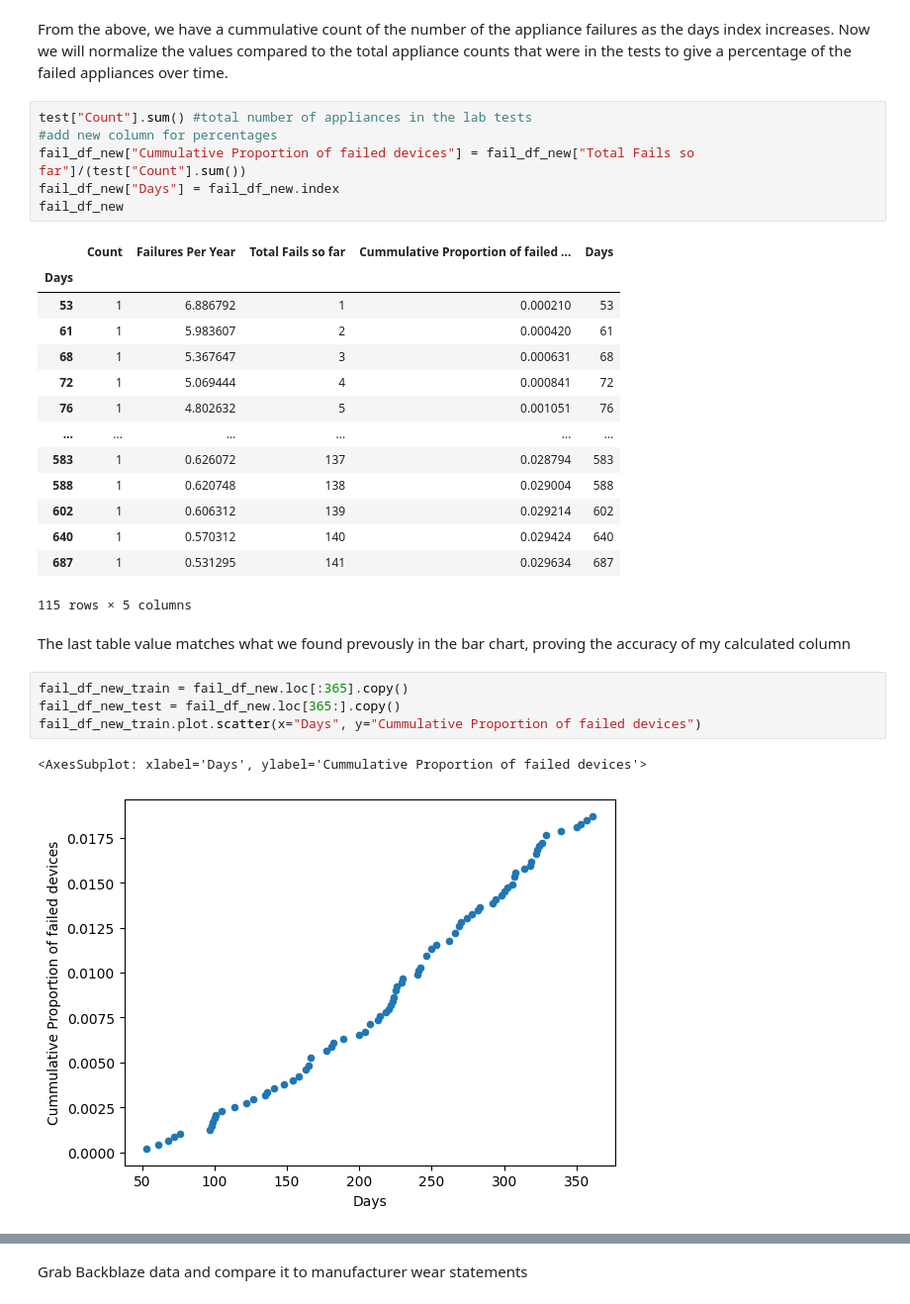
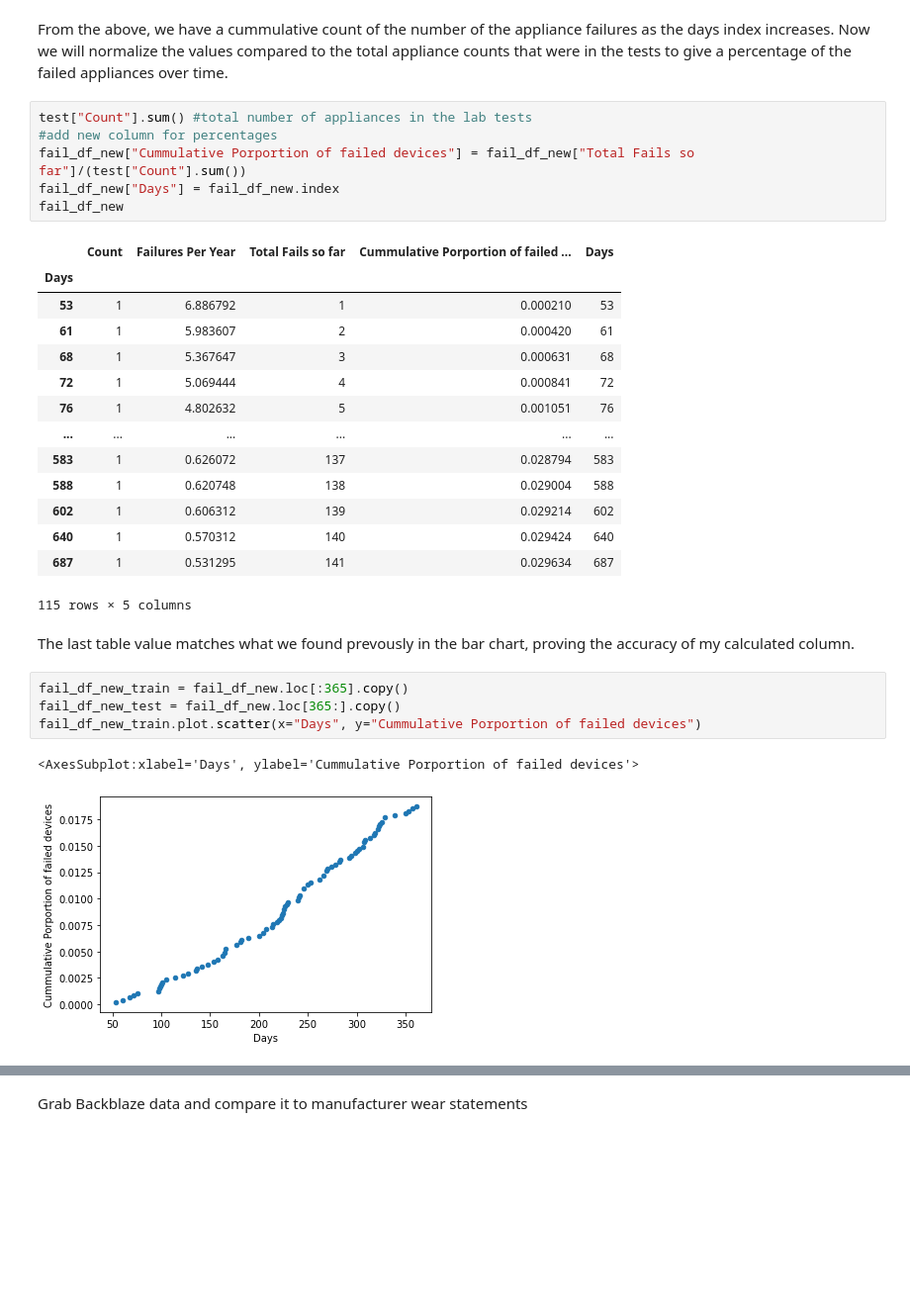
Before and after one commit to football3o/cs105_final, a Jupyter notebook: Final_Project.ipynb, the cells around one changed output, grey strips where cells are left out. Shown at 99% size. Saved outputs shown, nothing was run; the diff lists cells and outputs as text; blank space fills up the shorter version.

```diff
--- a/Final_Project.ipynb
+++ b/Final_Project.ipynb
@@ -187,11 +172,11 @@ From the above, we have a cummulative count of the number of the appliance failu
 # %%
 test["Count"].sum() #total number of appliances in the lab tests
 #add new column for percentages
-fail_df_new["Cummulative Proportion of failed devices"] = fail_df_new["Total Fails so far"]/(test["Count"].sum())
+fail_df_new["Cummulative Porportion of failed devices"] = fail_df_new["Total Fails so far"]/(test["Count"].sum())
 fail_df_new["Days"] = fail_df_new.index
 fail_df_new
 # %% [output]
-|  | Count | Failures Per Year | Total Fails so far | Cummulative Proportion of failed ... | Days |
+|  | Count | Failures Per Year | Total Fails so far | Cummulative Porportion of failed ... | Days |
 | Days |  |  |  |  |  |
 | 53 | 1 | 6.886792 | 1 | 0.000210 | 53 |
 | 61 | 1 | 5.983607 | 2 | 0.000420 | 61 |
@@ -206,13 +191,13 @@ fail_df_new
 | 687 | 1 | 0.531295 | 141 | 0.029634 | 687 |
 115 rows × 5 columns
 # %% [markdown]
-The last table value matches what we found prevously in the bar chart, proving the accuracy of my calculated column
+The last table value matches what we found prevously in the bar chart, proving the accuracy of my calculated column.
 # %%
 fail_df_new_train = fail_df_new.loc[:365].copy()
 fail_df_new_test = fail_df_new.loc[365:].copy()
-fail_df_new_train.plot.scatter(x="Days", y="Cummulative Proportion of failed devices")
+fail_df_new_train.plot.scatter(x="Days", y="Cummulative Porportion of failed devices")
 # %% [output]
-<AxesSubplot: xlabel='Days', ylabel='Cummulative Proportion of failed devices'>
+<AxesSubplot:xlabel='Days', ylabel='Cummulative Porportion of failed devices'>
-[figure, old version]
+[figure, new version]
 # %%
 from sklearn.linear_model import LinearRegression
```
Also changed, not shown: parts of 34 cells of this notebook.
